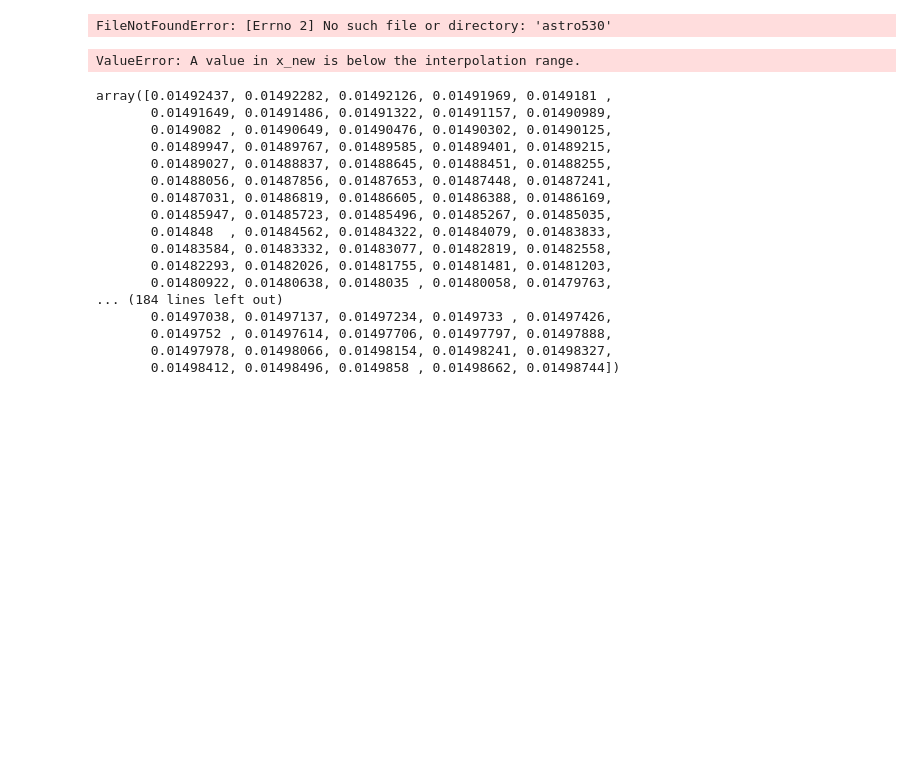
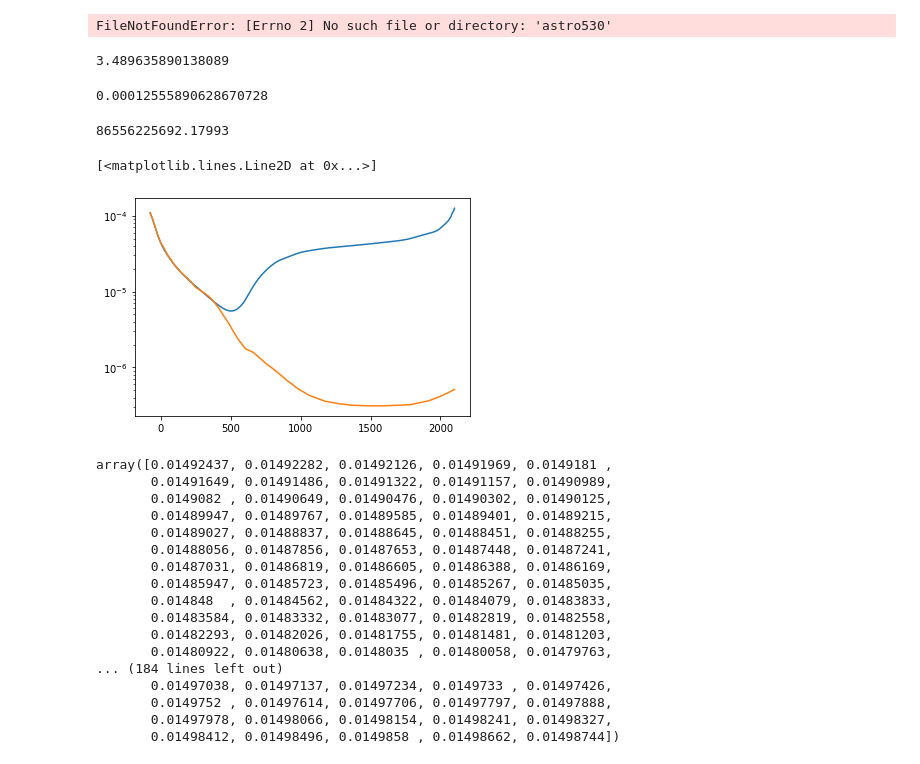
Before and after one commit to jhg5248/astro530, a Jupyter notebook: astro530.ipynb, the cells around one changed output. Saved outputs shown, nothing was run; the diff lists cells and outputs as text; code cells hidden in the pictures; blank space fills up the shorter version.

```diff
--- a/astro530.ipynb
+++ b/astro530.ipynb
@@ -521,6 +527,30 @@ class valiic:
         Bvs = grid[1][:][:]
         dt = np.diff(taus)
         return np.sum(Bvs[:, 1:] * special.expn(2, taus)[:,1:] * dt, axis = -1)
+# %%
+c = valiic()
+# %%
+bv = c.planckSource(np.array([1e4/5890]))[1]
+# %%
+sv= c.nlteSource(np.array([1e4/5890]))[1]
+# %%
+sc.h * 1e-4 * 1e8 * sc.c * 1e4/5890 /(sc.k * 7000)
+# %% [output]
+3.489635890138089
+# %%
+bv[0,0]
+# %% [output]
+0.00012555890628670728
+# %%
+sv[0,-1]/bv[0,-1]
+# %% [output]
+86556225692.17993
+# %%
+plt.semilogy(np.logspace(np.log10(2176), 0, 2000) - 76, bv[0])
+plt.semilogy(np.logspace(np.log10(2176), 0, 2000) - 76, sv[0])
+# %% [output]
+[<matplotlib.lines.Line2D at 0x...>]
+[figure, added]
 # %%
 c = valiic()
 #(c.linea(np.array([20, 20, 30]), np.array([1e4/5800, 1e4/5890]), 'NaD1'))
@@ -528,6 +558,3 @@ c = valiic()
 # %%
 hs = np.linspace(2000, -75, 30)
 freqs = np.linspace(1e4/5886, 1e4/5900, 1000)
-y = c.sourceFunction(freqs)
-# %% [output]
-ValueError: A value in x_new is below the interpolation range.
```
Also changed, not shown: parts of 10 cells of this notebook.
